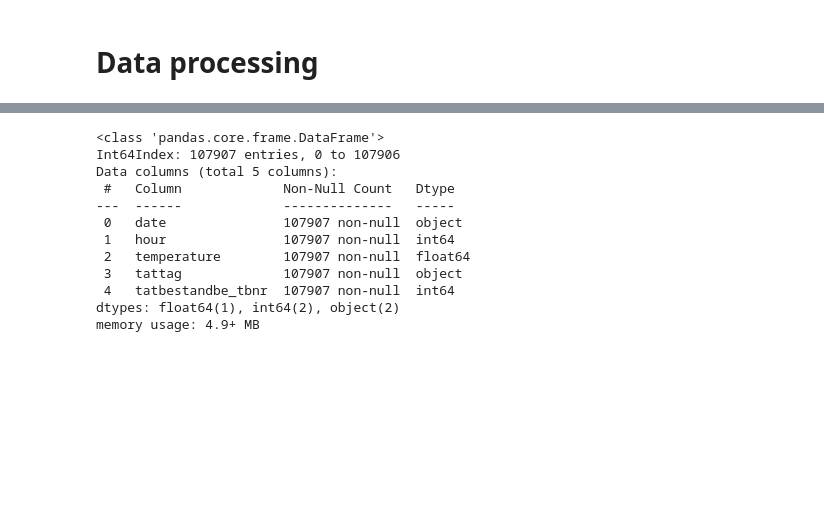
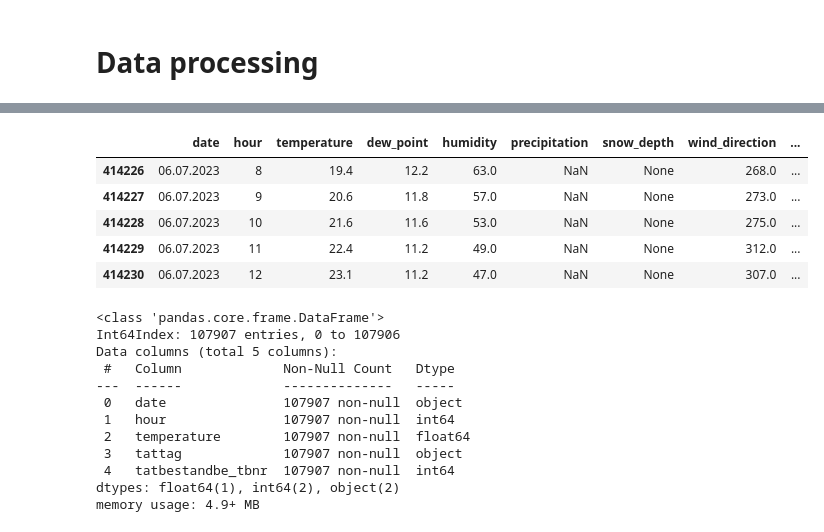
Before and after one commit to jackDS008/2023-amse-template, a Jupyter notebook: project/report.ipynb, the cells around one changed output, grey strips where cells are left out. Drawn from its saved outputs; the diff is of its cells as text; code cells hidden in the pictures; blank space fills up the shorter version.

```diff
--- a/project/report.ipynb
+++ b/project/report.ipynb
@@ -61,3 +70,12 @@ df_weather['date'] = pd.to_datetime(df_weather['date']).dt.strftime('%d.%m.%Y')
+# %%
+df_weather.tail()
+# %% [output]
+|  | date | hour | temperature | dew_point | humidity | precipitation | snow_depth | wind_direction | ... |
+| 414226 | 06.07.2023 | 8 | 19.4 | 12.2 | 63.0 | NaN | None | 268.0 | ... |
+| 414227 | 06.07.2023 | 9 | 20.6 | 11.8 | 57.0 | NaN | None | 273.0 | ... |
+| 414228 | 06.07.2023 | 10 | 21.6 | 11.6 | 53.0 | NaN | None | 275.0 | ... |
+| 414229 | 06.07.2023 | 11 | 22.4 | 11.2 | 49.0 | NaN | None | 312.0 | ... |
+| 414230 | 06.07.2023 | 12 | 23.1 | 11.2 | 47.0 | NaN | None | 307.0 | ... |
 # %%
 # Drop data
 df_parking = df_parking[['tattag', 'hour', 'tatbestandbe_tbnr']]
```
Also changed, not shown: parts of 1 cell of this notebook.
